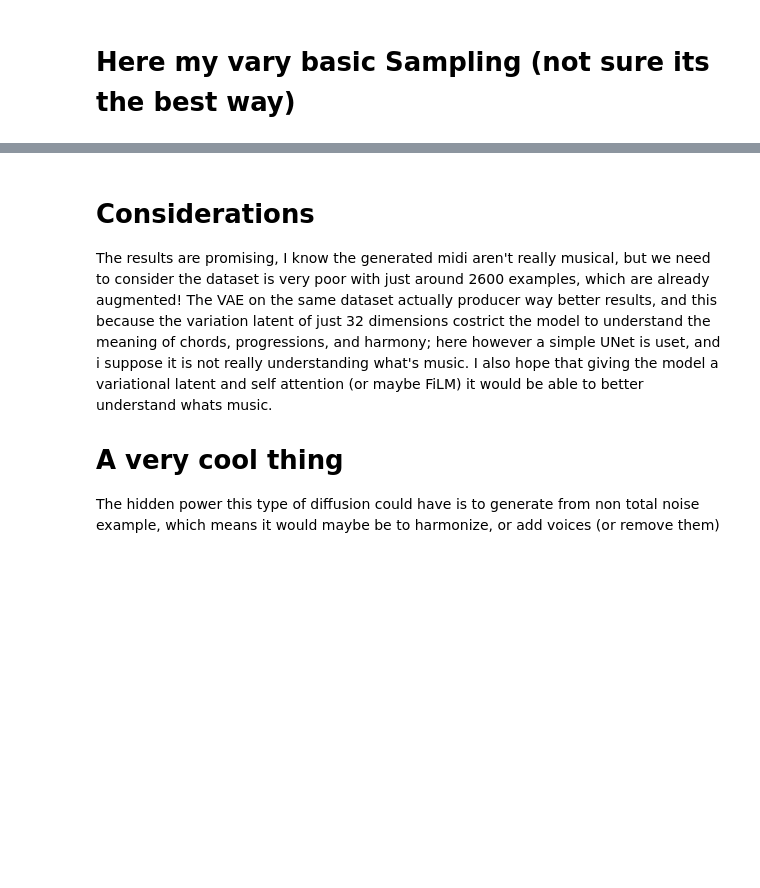
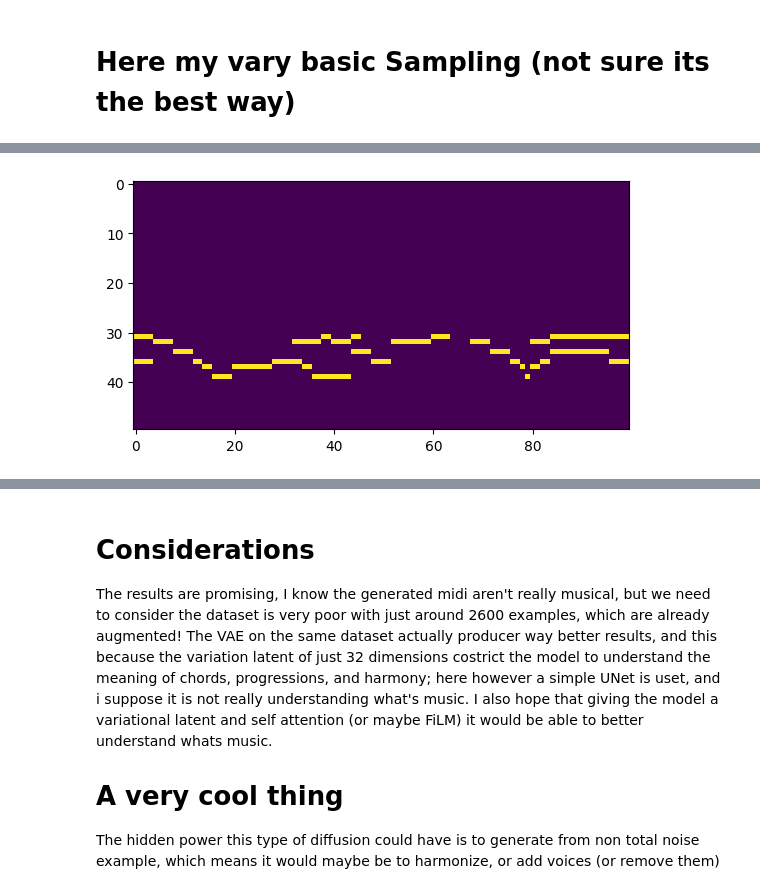
Before and after one commit to MarioPaerle/DIATONICA, a Jupyter notebook: DiscreteBachDiffusion.ipynb, the cells around one changed output, grey strips where cells are left out. Cells and saved outputs as stored; diff of their text form; code cells hidden in the pictures; blank space fills up the shorter version.

Commit message:
Kaggle Notebook | DiscreteDiffusionBach | Version 3

```diff
--- a/DiscreteBachDiffusion.ipynb
+++ b/DiscreteBachDiffusion.ipynb
@@ -36,6 +18,11 @@ datas = joblib.load("/kaggle/input/holedbach/jsb1-li-train.pkl")
 X = datas['X']
 X = X.reshape(X.shape[0], 1, X.shape[1], X.shape[2]) # to 1 channel
 X = X[:, :, 30:80, :]
+
+datas_test = joblib.load("/kaggle/input/holedbach/jsb1-li-test.pkl")
+X_test = datas_test['X']
+X_test = X_test.reshape(X_test.shape[0], 1, X_test.shape[1], X_test.shape[2]) # to 1 channel
+X_test = X_test[:, :, 30:80, :]
 from torch.utils.data import DataLoader
 
 dataloader = DataLoader(X, batch_size=24, shuffle=True)
@@ -244,3 +381,10 @@ tensor(0.0855, device='cuda:0')
+# %%
+to_harmonize = X_test[2, 0].copy()
+to_harmonize[0:30] = 0
+plt.imshow(to_harmonize)
+sample = torch.tensor(to_harmonize[None, None, :, :]).float().to(device)
+# %% [output]
+[figure, added]
 # %%
 def multi_hot_to_midi(piano_roll: np.ndarray, time_per_step: float = 0.2,
                       velocity: int = 100) -> pretty_midi.PrettyMIDI:
```
Also changed, not shown: parts of 8 cells of this notebook.
